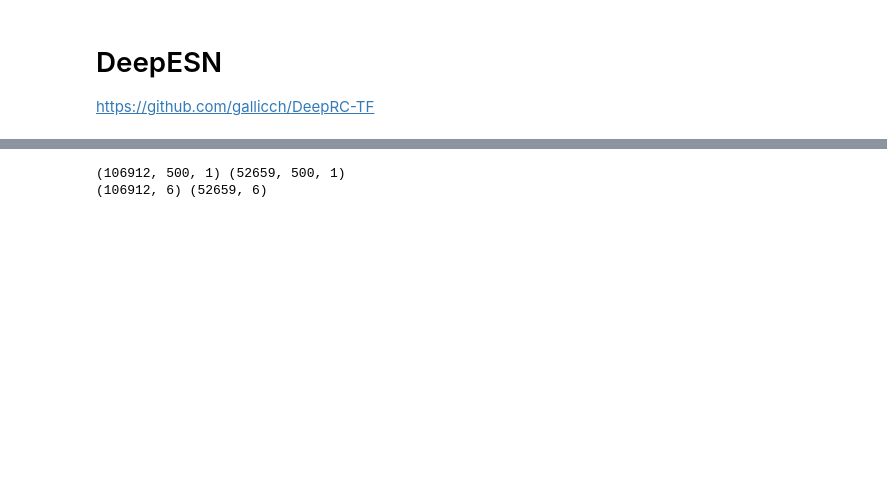
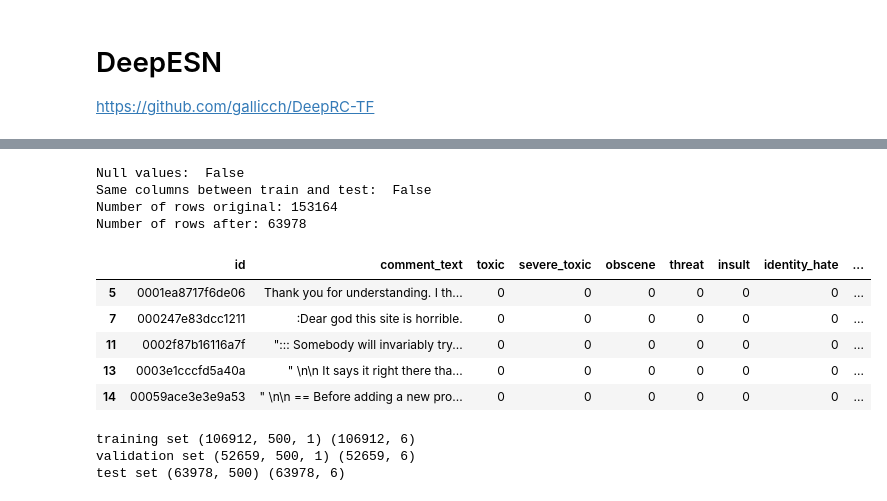
Before and after one commit to antodima/toxic-comment, a Jupyter notebook: DeepESN.ipynb, the cells around one changed output, grey strips where cells are left out. Drawn from its saved outputs; the diff is of its cells as text; code cells hidden in the pictures; blank space fills up the shorter version.

```diff
--- a/DeepESN.ipynb
+++ b/DeepESN.ipynb
@@ -48,16 +44,47 @@ df['comment_text'] = df['comment_text'].map(lambda com : clean_text(com))
 categories = ['toxic', 'severe_toxic', 'obscene', 'threat', 'insult', 'identity_hate']
 num_classes = len(categories)
 train, valid = train_test_split(df, random_state=42, test_size=0.33, shuffle=True)
+# %%
+df_test = pd.read_csv('data/test.csv')
+df['comment_text'] = df['comment_text'].map(lambda com : clean_text(com))
+cols = df_test.columns
+label_cols = list(cols[2:])
+
+test_labels_df = pd.read_csv('data/test_labels.csv')
+df_test = df_test.merge(test_labels_df, on='id', how='left')
+test_label_cols = list(df_test.columns[2:])
+print('Null values: ', df_test.isnull().values.any()) #should not be any null sentences or labels
+print('Same columns between train and test: ', label_cols == test_label_cols) #columns should be the same
+print(f"Number of rows original: {df_test.shape[0]}")
+
+df_test = df_test[~df_test[test_label_cols].eq(-1).any(axis=1)] #remove irrelevant rows/comments with -1 values
+df_test['one_hot_labels'] = list(df_test[test_label_cols].values)
+print(f"Number of rows after: {df_test.shape[0]}")
+df_test.head()
+# %% [output]
+Null values:  False
+Same columns between train and test:  False
+Number of rows original: 153164
+Number of rows after: 63978
+|  | id | comment_text | toxic | severe_toxic | obscene | threat | insult | identity_hate | ... |
+| 5 | 0001ea8717f6de06 | Thank you for understanding. I th... | 0 | 0 | 0 | 0 | 0 | 0 | ... |
+| 7 | 000247e83dcc1211 | :Dear god this site is horrible. | 0 | 0 | 0 | 0 | 0 | 0 | ... |
+| 11 | 0002f87b16116a7f | "::: Somebody will invariably try... | 0 | 0 | 0 | 0 | 0 | 0 | ... |
+| 13 | 0003e1cccfd5a40a | " \n\n It says it right there tha... | 0 | 0 | 0 | 0 | 0 | 0 | ... |
+| 14 | 00059ace3e3e9a53 | " \n\n == Before adding a new pro... | 0 | 0 | 0 | 0 | 0 | 0 | ... |
 # %%
 X_train = train.comment_text
 y_train = train[categories]
 X_valid = valid.comment_text
 y_valid = valid[categories]
+X_test = df_test.comment_text.values
+y_test = df_test[categories].values
 
 tokenizer = Tokenizer(num_words=500)
 tokenizer.fit_on_texts(X_train)
 X_train = tokenizer.texts_to_matrix(X_train, mode='tfidf')
 X_valid = tokenizer.texts_to_matrix(X_valid, mode='tfidf')
+X_test = tokenizer.texts_to_matrix(X_test, mode='tfidf')
 
 X_train = tf.expand_dims(X_train, axis=2)
 X_valid = tf.expand_dims(X_valid, axis=2)
@@ -65,11 +92,13 @@ X_valid = tf.expand_dims(X_valid, axis=2)
 y_train = y_train.values
 y_valid = y_valid.values
 
-print(X_train.shape,X_valid.shape)
-print(y_train.shape,y_valid.shape)
+print('training set',X_train.shape,y_train.shape)
+print('validation set',X_valid.shape,y_valid.shape)
+print('test set',X_test.shape,y_test.shape)
 # %% [output]
-(106912, 500, 1) (52659, 500, 1)
-(106912, 6) (52659, 6)
+training set (106912, 500, 1) (106912, 6)
+validation set (52659, 500, 1) (52659, 6)
+test set (63978, 500) (63978, 6)
 # %%
 reservoir_units = 100
 batch_size = 32
```
Also changed, not shown: parts of 6 cells of this notebook, 3 other files.
